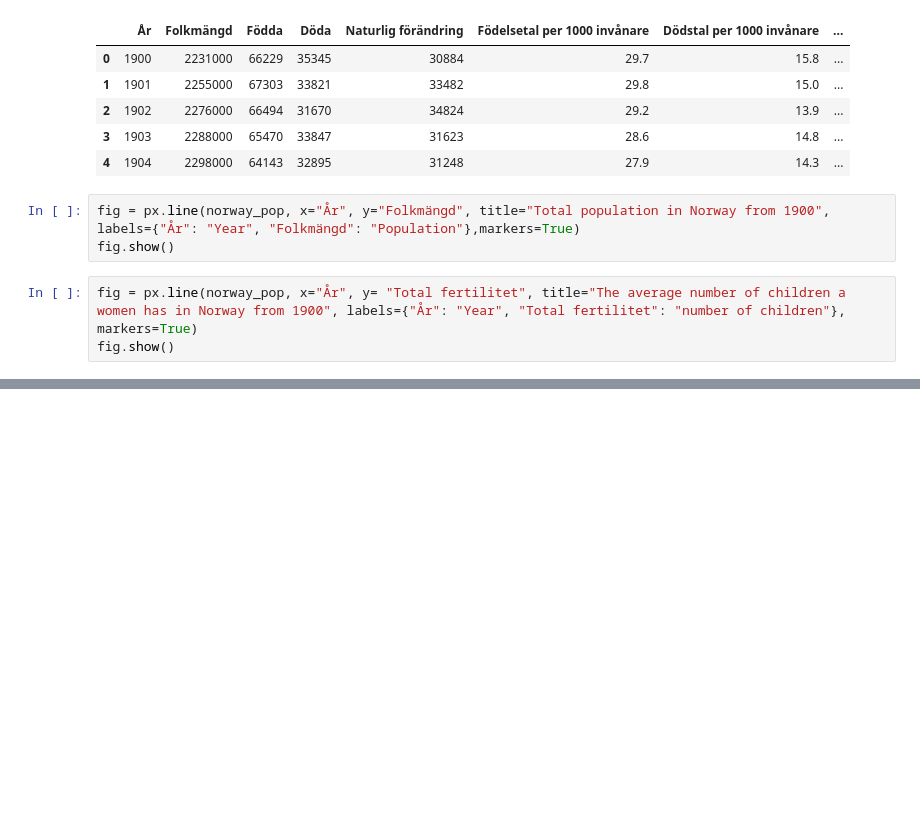
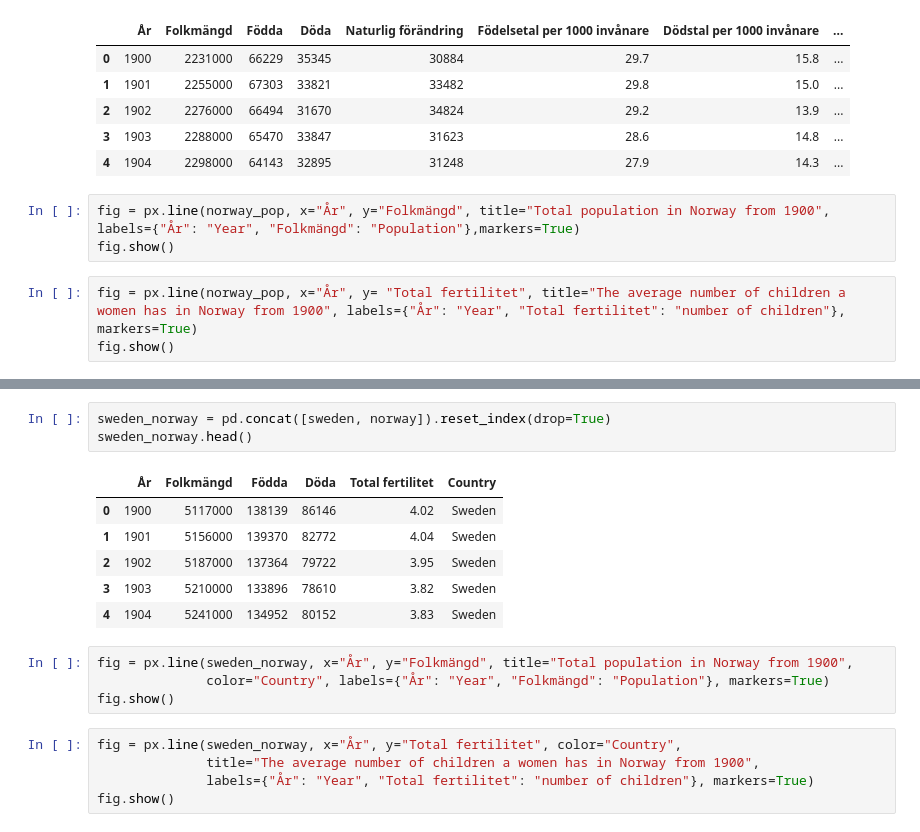
Before and after one commit to yuna-liu/Databehandling-Yuna-Liu, a Jupyter notebook: Exercises/E02_merging.ipynb, the cells around one changed output, grey strips where cells are left out. Saved outputs shown, nothing was run; the diff lists cells and outputs as text; blank space fills up the shorter version.

```diff
--- a/Exercises/E02_merging.ipynb
+++ b/Exercises/E02_merging.ipynb
@@ -400,0 +419,19 @@ Kokchun Giang
+# %%
+sweden_norway = pd.concat([sweden, norway]).reset_index(drop=True)
+sweden_norway.head()
+# %% [output]
+|  | År | Folkmängd | Födda | Döda | Total fertilitet | Country |
+| 0 | 1900 | 5117000 | 138139 | 86146 | 4.02 | Sweden |
+| 1 | 1901 | 5156000 | 139370 | 82772 | 4.04 | Sweden |
+| 2 | 1902 | 5187000 | 137364 | 79722 | 3.95 | Sweden |
+| 3 | 1903 | 5210000 | 133896 | 78610 | 3.82 | Sweden |
+| 4 | 1904 | 5241000 | 134952 | 80152 | 3.83 | Sweden |
+# %%
+fig = px.line(sweden_norway, x="År", y="Folkmängd", title="Total population in Norway from 1900",
+              color="Country", labels={"År": "Year", "Folkmängd": "Population"}, markers=True)
+fig.show()
+# %%
+fig = px.line(sweden_norway, x="År", y="Total fertilitet", color="Country",
+              title="The average number of children a women has in Norway from 1900",
+              labels={"År": "Year", "Total fertilitet": "number of children"}, markers=True)
+fig.show()
```
Also changed, not shown: parts of 4 cells of this notebook.
